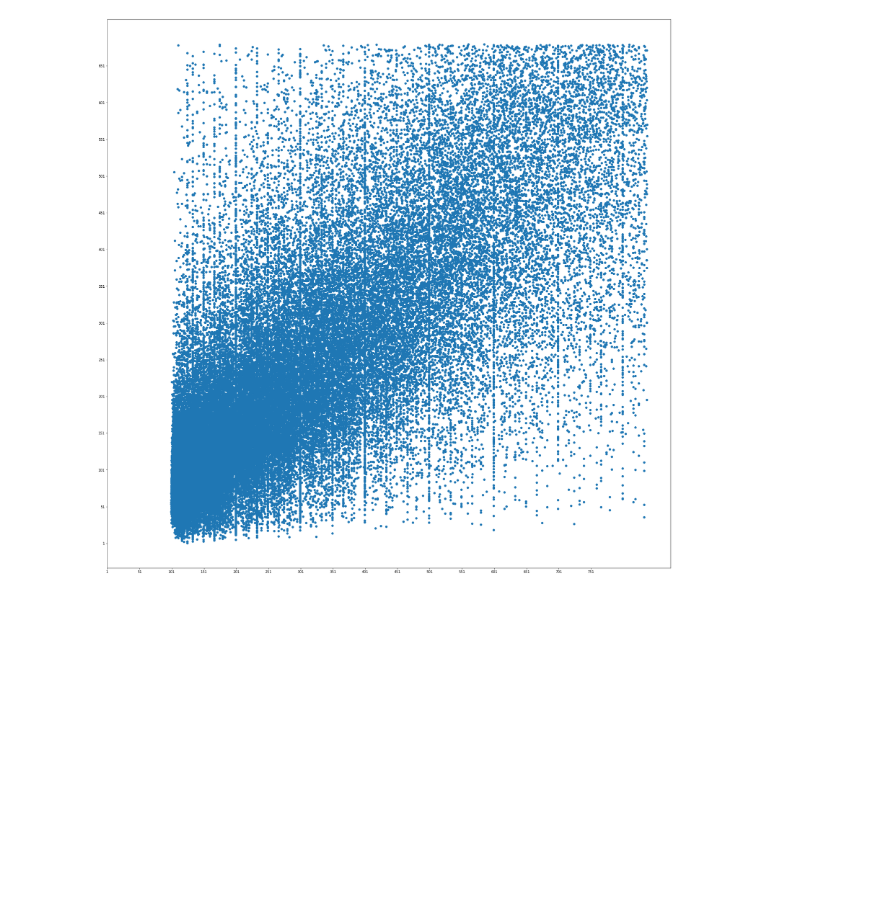
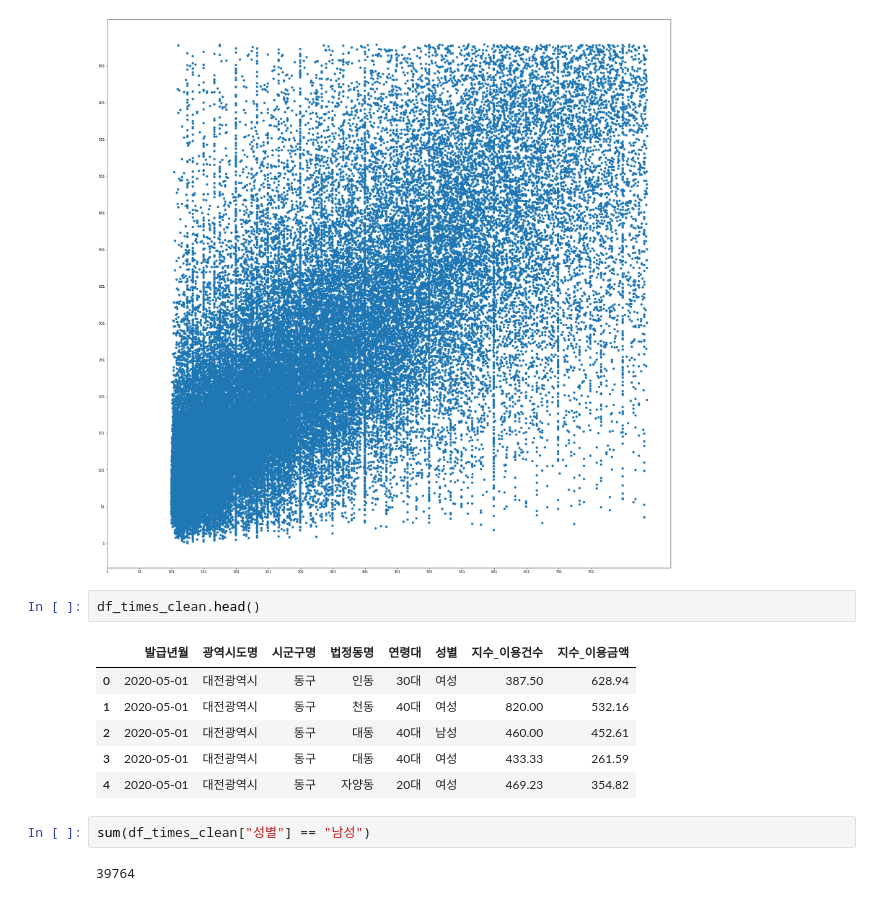
Before and after one commit to 05KBS23/CNU_Daily_study, a Jupyter notebook: python-basic/programmers/week5/EDA_Project3(대전광역시 유성구_지역화폐 발급월별 소비금액 지수 데이터).ipynb, the cells around one changed output. Cells and saved outputs as stored; diff of their text form; blank space fills up the shorter version.

Commit message:
EDA_Project3(대전광역시 유성구_지역화폐 발급월별 소비금액 지수 데이터 가설 및 목표 설정).ipynb

```diff
--- a/python-basic/programmers/week5/EDA_Project3(대전광역시 유성구_지역화폐 발급월별 소비금액 지수 데이터).ipynb
+++ b/python-basic/programmers/week5/EDA_Project3(대전광역시 유성구_지역화폐 발급월별 소비금액 지수 데이터).ipynb
@@ -214,4 +172,17 @@ plt.yticks(np.arange(1,689,50))
   Text(0, 0, ''),
   Text(0, 0, '')])
 [figure]
+# %%
+df_times_clean.head()
+# %% [output]
+|  | 발급년월 | 광역시도명 | 시군구명 | 법정동명 | 연령대 | 성별 | 지수_이용건수 | 지수_이용금액 |
+| 0 | 2020-05-01 | 대전광역시 | 동구 | 인동 | 30대 | 여성 | 387.50 | 628.94 |
+| 1 | 2020-05-01 | 대전광역시 | 동구 | 천동 | 40대 | 여성 | 820.00 | 532.16 |
+| 2 | 2020-05-01 | 대전광역시 | 동구 | 대동 | 40대 | 남성 | 460.00 | 452.61 |
+| 3 | 2020-05-01 | 대전광역시 | 동구 | 대동 | 40대 | 여성 | 433.33 | 261.59 |
+| 4 | 2020-05-01 | 대전광역시 | 동구 | 자양동 | 20대 | 여성 | 469.23 | 354.82 |
+# %%
+sum(df_times_clean["성별"] == "남성")
+# %% [output]
+39764
 # %%
```
Also changed, not shown: parts of 13 cells of this notebook.
